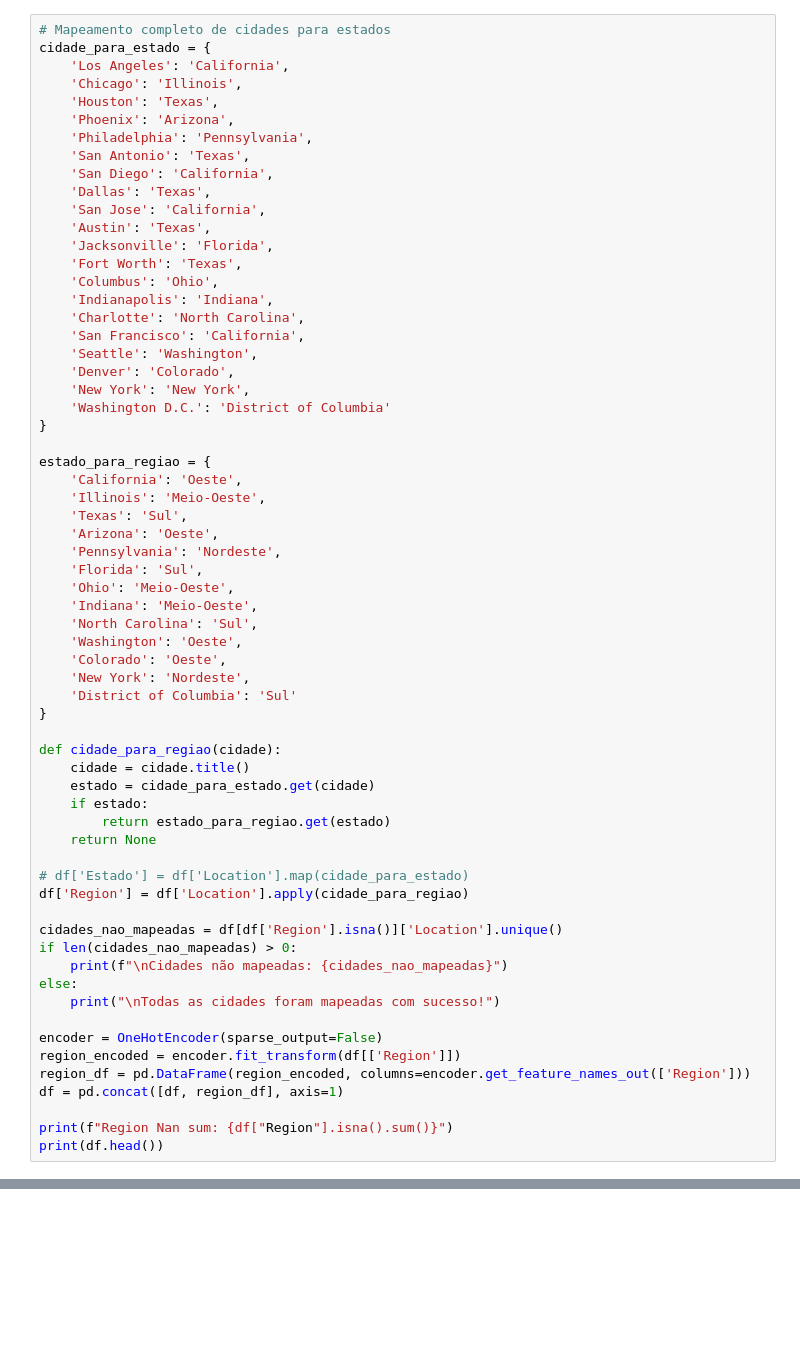
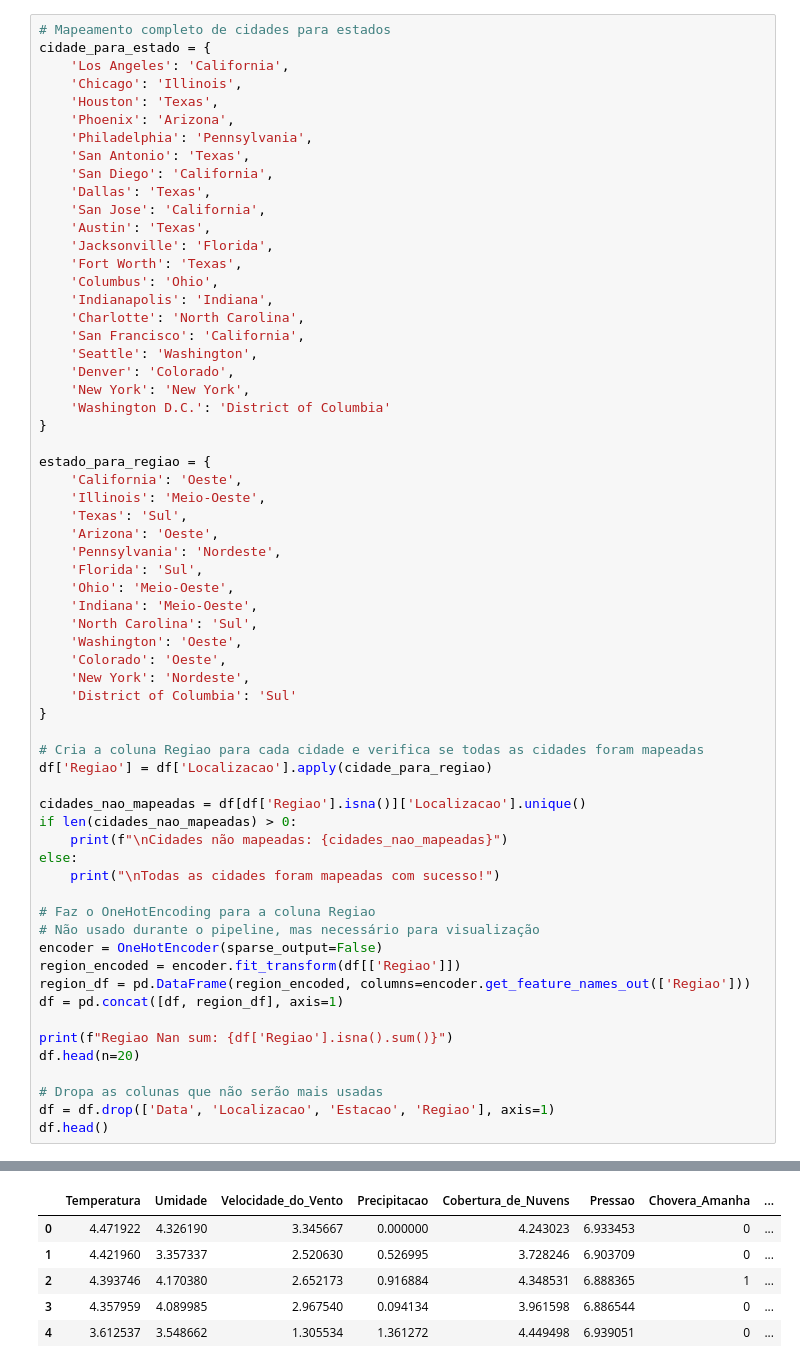
Before and after one commit to MLGODS/Project01-SupervisedTraining, a Jupyter notebook: usa_rainfall_classificacao.ipynb, the cells around one changed output, grey strips where cells are left out. Drawn from its saved outputs; the diff is of its cells as text; blank space fills up the shorter version.

```diff
--- a/usa_rainfall_classificacao.ipynb
+++ b/usa_rainfall_classificacao.ipynb
@@ -157,28 +293,27 @@ estado_para_regiao = {
     'District of Columbia': 'Sul'
 }
 
-def cidade_para_regiao(cidade):
-    cidade = cidade.title()
-    estado = cidade_para_estado.get(cidade)
-    if estado:
-        return estado_para_regiao.get(estado)
-    return None
+# Cria a coluna Regiao para cada cidade e verifica se todas as cidades foram mapeadas
+df['Regiao'] = df['Localizacao'].apply(cidade_para_regiao)
 
-# df['Estado'] = df['Location'].map(cidade_para_estado)
-df['Region'] = df['Location'].apply(cidade_para_regiao)
-
-cidades_nao_mapeadas = df[df['Region'].isna()]['Location'].unique()
+cidades_nao_mapeadas = df[df['Regiao'].isna()]['Localizacao'].unique()
 if len(cidades_nao_mapeadas) > 0:
     print(f"\nCidades não mapeadas: {cidades_nao_mapeadas}")
 else:
     print("\nTodas as cidades foram mapeadas com sucesso!")
 
+# Faz o OneHotEncoding para a coluna Regiao
+# Não usado durante o pipeline, mas necessário para visualização
 encoder = OneHotEncoder(sparse_output=False)
-region_encoded = encoder.fit_transform(df[['Region']])
-region_df = pd.DataFrame(region_encoded, columns=encoder.get_feature_names_out(['Region']))
+region_encoded = encoder.fit_transform(df[['Regiao']])
+region_df = pd.DataFrame(region_encoded, columns=encoder.get_feature_names_out(['Regiao']))
 df = pd.concat([df, region_df], axis=1)
 
-print(f"Region Nan sum: {df["Region"].isna().sum()}")
-print(df.head())
+print(f"Regiao Nan sum: {df['Regiao'].isna().sum()}")
+df.head(n=20)
+
+# Dropa as colunas que não serão mais usadas
+df = df.drop(['Data', 'Localizacao', 'Estacao', 'Regiao'], axis=1)
+df.head()
 # %% [output]
 Todas as cidades foram mapeadas com sucesso!
@@ -201 +321,7 @@ Region Nan sum: 0
+|  | Temperatura | Umidade | Velocidade_do_Vento | Precipitacao | Cobertura_de_Nuvens | Pressao | Chovera_Amanha | ... |
+| 0 | 4.471922 | 4.326190 | 3.345667 | 0.000000 | 4.243023 | 6.933453 | 0 | ... |
+| 1 | 4.421960 | 3.357337 | 2.520630 | 0.526995 | 3.728246 | 6.903709 | 0 | ... |
+| 2 | 4.393746 | 4.170380 | 2.652173 | 0.916884 | 4.348531 | 6.888365 | 1 | ... |
+| 3 | 4.357959 | 4.089985 | 2.967540 | 0.094134 | 3.961598 | 6.886544 | 0 | ... |
+| 4 | 3.612537 | 3.548662 | 1.305534 | 1.361272 | 4.449498 | 6.939051 | 0 | ... |
 # %%
```
Also changed, not shown: parts of 20 cells of this notebook, 1 other file.
